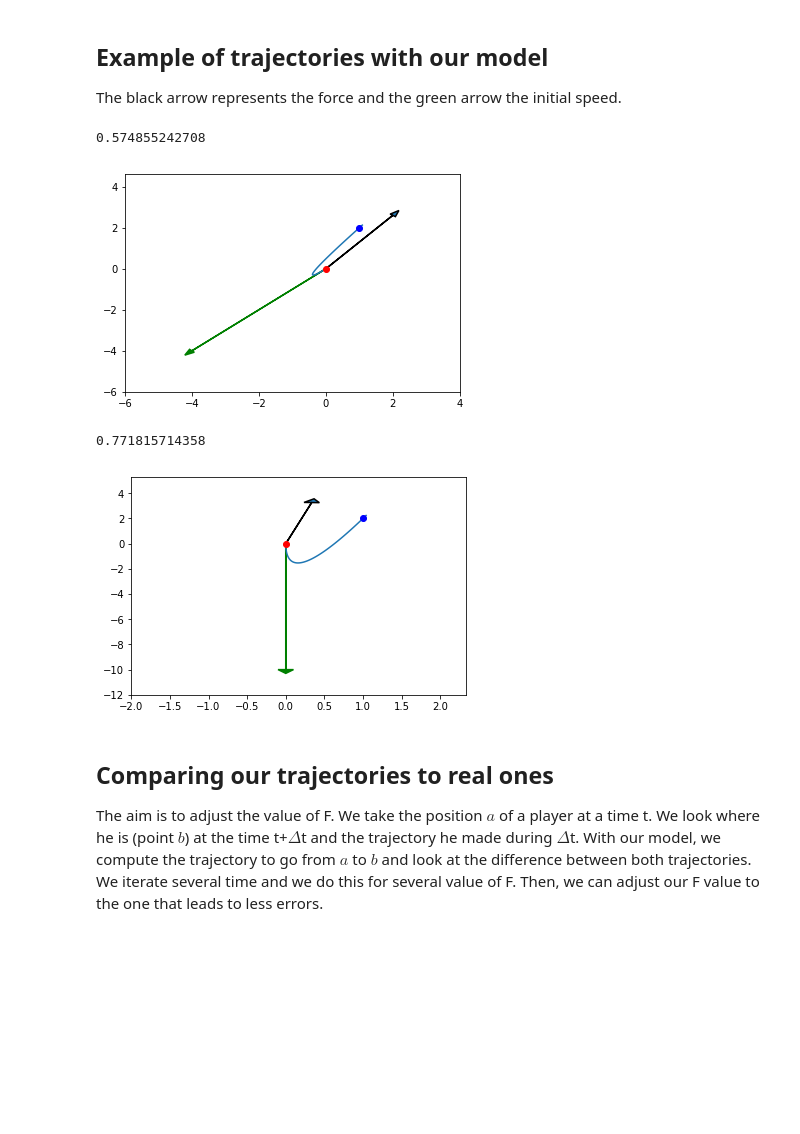
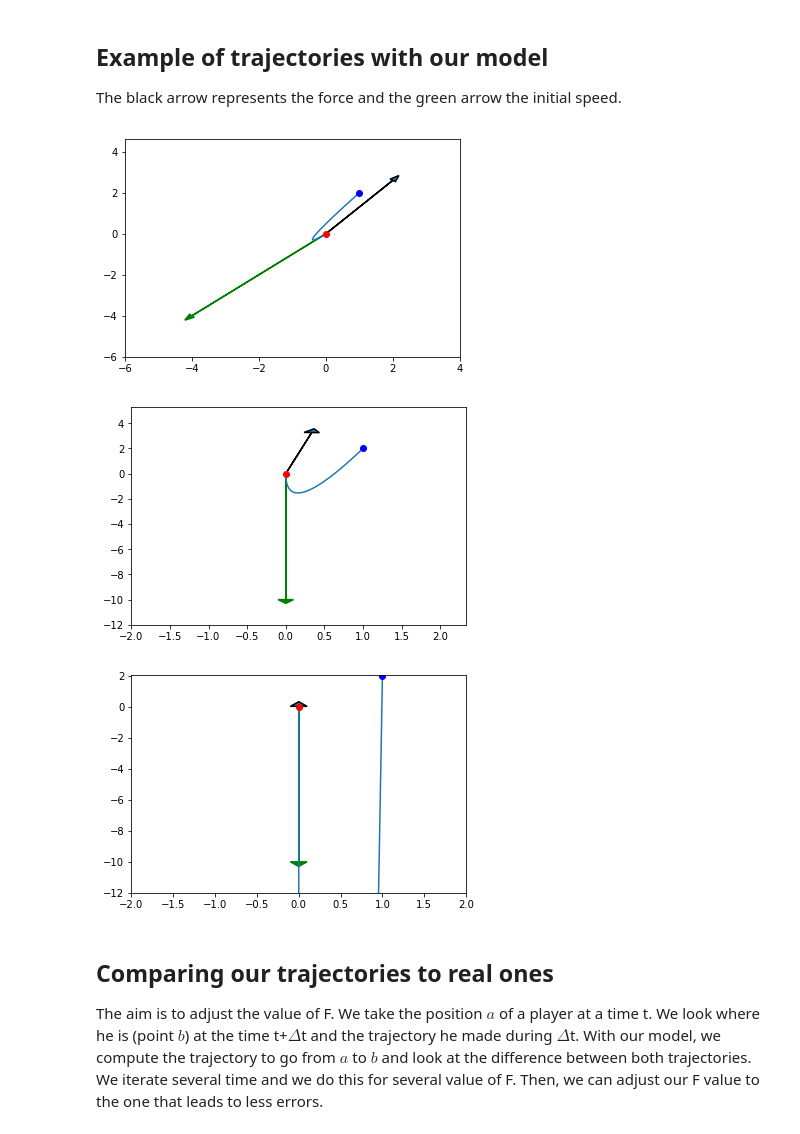
Before and after one commit to AmigoCap/MecaSportCo, a Jupyter notebook: Notebooks/2_Modelling_players_trajectories.ipynb, the cells around one changed output. Saved outputs shown, nothing was run; the diff lists cells and outputs as text; code cells hidden in the pictures; blank space fills up the shorter version.

```diff
--- a/Notebooks/2_Modelling_players_trajectories.ipynb
+++ b/Notebooks/2_Modelling_players_trajectories.ipynb
@@ -36,23 +38,25 @@ def time_to_point(a,b,v,F=10*3.28):
 ## Example of trajectories with our model
 
 The black arrow represents the force and the green arrow the initial speed.
+# %%
+def path(a,b,v,F=10*3.28,nb_points=100):
+    tf=time_to_point(a,b,v,F)
+    Fx=2*(b[0]-a[0]-v[0]*tf)/tf**2
+    Fy=2*(b[1]-a[1]-v[1]*tf)/tf**2
+    dt=tf/nb_points
+    t=dt
+    lx=[a[0]]
+    ly=[a[1]]
+    for i in range(nb_points):
+        x=a[0]+v[0]*t+Fx*t**2/2
+        y=a[1]+v[1]*t+Fy*t**2/2
+        lx.append(x)
+        ly.append(y)
+        t=t+dt
+    return(lx,ly,Fx,Fy,tf)
 # %%
 def print_path(a,b,v,F=10*3.28):
-    tf=time_to_point(a,b,v)
-    Fx=2*(b[0]-a[0]-v[0]*tf)/tf**2
-    Fy=2*(b[1]-a[1]-v[1]*tf)/tf**2
-    nb_points=100
-    dt=tf/nb_points
-    t=dt
-    lx=[a[0]]
-    ly=[a[1]]
-    for i in range(nb_points+2):
-        x=a[0]+v[0]*t+Fx*t**2/2
-        y=a[1]+v[1]*t+Fy*t**2/2
-        lx.append(x)
-        ly.append(y)
-        t=t+dt
-    print(tf)
+    lx,ly,Fx,Fy,tf=path(a,b,v,F)
     plt.plot(lx,ly)
     plt.plot(a[0],a[1], 'ro')
     plt.plot(b[0],b[1], 'bo')
@@ -64,12 +68,12 @@ def print_path(a,b,v,F=10*3.28):
 # %%
 plt.subplots()
 print_path(np.array([0,0]),np.array([1,2]),np.array([-4,-4]))
 print_path(np.array([0,0]),np.array([1,2]),np.array([0,-10]))
+print_path(np.array([0,0]),np.array([1,2]),np.array([0,-10]),F=0.1*3.28)
 # %% [output]
-0.574855242708
 [figure]
-0.771815714358
 [figure]
+[figure, added]
 # %% [markdown]
 ## Comparing our trajectories to real ones
 
```
Also changed, not shown: parts of 17 cells of this notebook, 3 other files.
